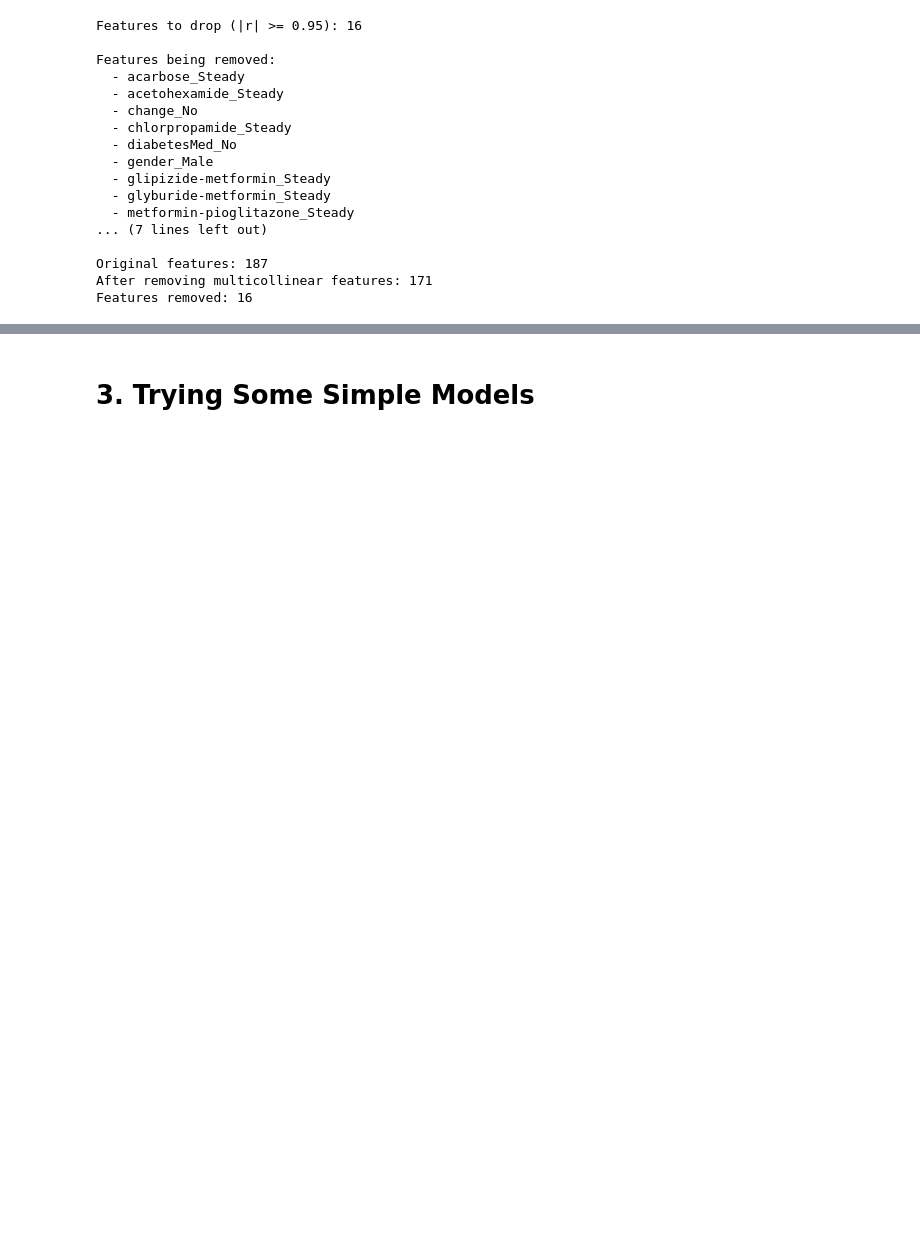
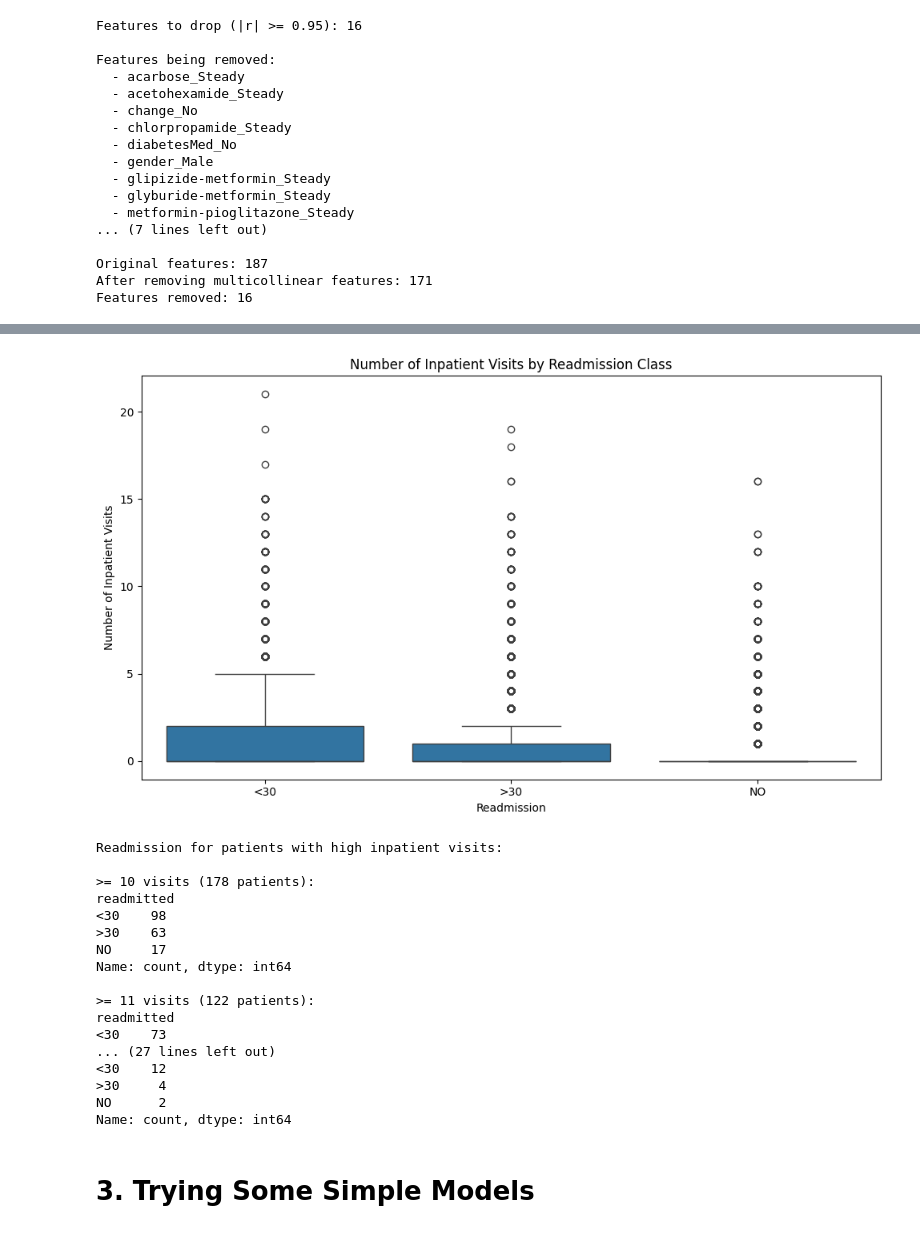
Before and after one commit to levon-d/BENG0095_Coursework, a Jupyter notebook: notebooks/main.ipynb, the cells around one changed output, grey strips where cells are left out. Saved outputs shown, nothing was run; the diff lists cells and outputs as text; code cells hidden in the pictures; blank space fills up the shorter version.

```diff
--- a/notebooks/main.ipynb
+++ b/notebooks/main.ipynb
@@ -720,0 +915,14 @@ Features removed: 16
+# %%
+beneficial_features = ['number_emergency_log', 'number_emergency_sqrt', 'num_medications_log',
+                       'number_inpatient_log', 'number_inpatient_sqrt', 'num_medications_sqrt',
+                       'time_in_hospital_log', 'time_in_hospital_sqrt', 'num_procedures_log',
+                       'num_procedures_sqrt']
+
+# Create only the beneficial transformed features
+for feat in beneficial_features:
+    if '_log' in feat:
+        orig_feat = feat.replace('_log', '')
+        train_df[feat] = np.log1p(train_df[orig_feat])
+    elif '_sqrt' in feat:
+        orig_feat = feat.replace('_sqrt', '')
+        train_df[feat] = np.sqrt(train_df[orig_feat])
@@ -721,3 +1020,39 @@ Features removed: 16
+# %%
+# Plot number_inpatient by readmission class
+plt.figure(figsize=(10, 6))
+sns.boxplot(data=train_df, x='readmitted', y='number_inpatient', order=['<30', '>30', 'NO'])
+plt.title('Number of Inpatient Visits by Readmission Class')
+plt.xlabel('Readmission')
+plt.ylabel('Number of Inpatient Visits')
+plt.tight_layout()
+plt.show()
+
+# Also show value counts for high inpatient visits
+print("Readmission for patients with high inpatient visits:")
+for val in [10, 11, 12, 13, 14, 15]:
+    mask = train_df['number_inpatient'] >= val
+    if mask.sum() > 0:
+        print(f"\n>= {val} visits ({mask.sum()} patients):")
+        print(train_df[mask]['readmitted'].value_counts())
+# %% [output]
+[figure, added]
+Readmission for patients with high inpatient visits:
+
+>= 10 visits (178 patients):
+readmitted
+<30    98
+>30    63
+NO     17
+Name: count, dtype: int64
+
+>= 11 visits (122 patients):
+readmitted
+<30    73
+... (27 lines left out)
+<30    12
+>30     4
+NO      2
+Name: count, dtype: int64
 # %% [markdown]
 # 3. Trying Some Simple Models
 # %% [markdown]
```
Also changed, not shown: parts of 8 cells of this notebook, 2 other files.
